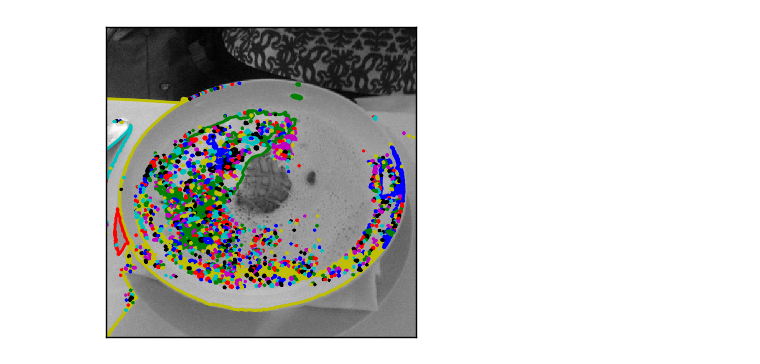
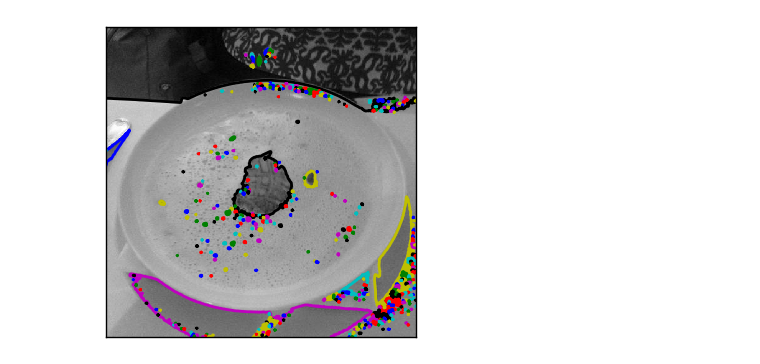
Before and after one commit to sacdallago/dataminer, a Jupyter notebook: Contour finding/ContourFinding.ipynb, the cells around one changed output. Drawn from its saved outputs; the diff is of its cells as text; code cells hidden in the pictures.

```diff
--- a/Contour finding/ContourFinding.ipynb
+++ b/Contour finding/ContourFinding.ipynb
@@ -12,22 +12,22 @@ from skimage import data
 # %%
 img=np.array(Image.open('./photos/4505.jpg'))
 img_gray = rgb2gray(img)
-# Find contours at a constant value of 0.8
-contours = measure.find_contours(img_gray, .65)
+# Find contours at a constant value of x
+contours = measure.find_contours(img_gray, .5)
 
 # Display the image and plot all contours found
 fig, ax = plt.subplots()
 ax.imshow(img_gray,interpolation='nearest', cmap=plt.cm.gray)
 
 for n, contour in enumerate(contours):
    ax.plot(contour[:, 1], contour[:, 0], linewidth=2)
 
 ax.axis('image')
 ax.set_xticks([])
 ax.set_yticks([])
 plt.show()
 # %% [output]
-[figure, old version]
+[figure, new version]
 # %%
 # gives the strength of the contrast (1 lowest, 0  highest)
 
```
Also changed, not shown: parts of 1 cell of this notebook, 4 other files.
